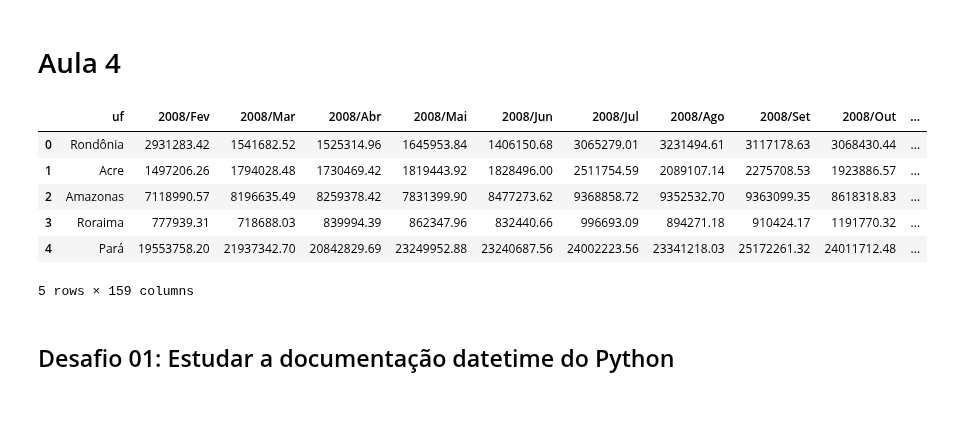
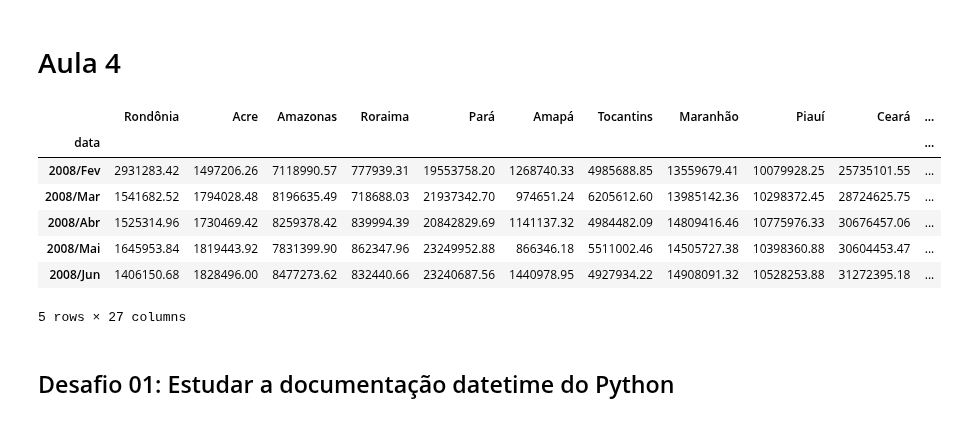
Before and after one commit to PedroHCAlmeida/Bootcamp_alura, a Jupyter notebook: Modulo_2/aulas/Aula4.ipynb, the cells around one changed output. Cells and saved outputs as stored; diff of their text form; code cells hidden in the pictures.

```diff
--- a/Modulo_2/aulas/Aula4.ipynb
+++ b/Modulo_2/aulas/Aula4.ipynb
@@ -6,14 +16,16 @@ import datetime
 # %%
-dados = pd.read_csv('https://raw.githubusercontent.com/Pedro-correa-almeida/Bootcamp_alura/main/Modulo_2/dados/dados_aula3')
-dados.head()
+mensal = pd.read_csv('https://raw.githubusercontent.com/Pedro-correa-almeida/Bootcamp_alura/main/Modulo_2/dados/dados_aula3', index_col=0)
+mensal.index.name='data'
+mensal.head()
 # %% [output]
-|  | uf | 2008/Fev | 2008/Mar | 2008/Abr | 2008/Mai | 2008/Jun | 2008/Jul | 2008/Ago | 2008/Set | 2008/Out | ... |
-| 0 | Rondônia | 2931283.42 | 1541682.52 | 1525314.96 | 1645953.84 | 1406150.68 | 3065279.01 | 3231494.61 | 3117178.63 | 3068430.44 | ... |
-| 1 | Acre | 1497206.26 | 1794028.48 | 1730469.42 | 1819443.92 | 1828496.00 | 2511754.59 | 2089107.14 | 2275708.53 | 1923886.57 | ... |
-| 2 | Amazonas | 7118990.57 | 8196635.49 | 8259378.42 | 7831399.90 | 8477273.62 | 9368858.72 | 9352532.70 | 9363099.35 | 8618318.83 | ... |
-| 3 | Roraima | 777939.31 | 718688.03 | 839994.39 | 862347.96 | 832440.66 | 996693.09 | 894271.18 | 910424.17 | 1191770.32 | ... |
-| 4 | Pará | 19553758.20 | 21937342.70 | 20842829.69 | 23249952.88 | 23240687.56 | 24002223.56 | 23341218.03 | 25172261.32 | 24011712.48 | ... |
+|  | Rondônia | Acre | Amazonas | Roraima | Pará | Amapá | Tocantins | Maranhão | Piauí | Ceará | ... |
+| data |  |  |  |  |  |  |  |  |  |  | ... |
+| 2008/Fev | 2931283.42 | 1497206.26 | 7118990.57 | 777939.31 | 19553758.20 | 1268740.33 | 4985688.85 | 13559679.41 | 10079928.25 | 25735101.55 | ... |
+| 2008/Mar | 1541682.52 | 1794028.48 | 8196635.49 | 718688.03 | 21937342.70 | 974651.24 | 6205612.60 | 13985142.36 | 10298372.45 | 28724625.75 | ... |
+| 2008/Abr | 1525314.96 | 1730469.42 | 8259378.42 | 839994.39 | 20842829.69 | 1141137.32 | 4984482.09 | 14809416.46 | 10775976.33 | 30676457.06 | ... |
+| 2008/Mai | 1645953.84 | 1819443.92 | 7831399.90 | 862347.96 | 23249952.88 | 866346.18 | 5511002.46 | 14505727.38 | 10398360.88 | 30604453.47 | ... |
+| 2008/Jun | 1406150.68 | 1828496.00 | 8477273.62 | 832440.66 | 23240687.56 | 1440978.95 | 4927934.22 | 14908091.32 | 10528253.88 | 31272395.18 | ... |
-5 rows × 159 columns
+5 rows × 27 columns
 # %% [markdown]
 ## Desafio 01: Estudar a documentação datetime do Python
 # %% [markdown]
```
Also changed, not shown: parts of 12 cells of this notebook, 2 other files.
